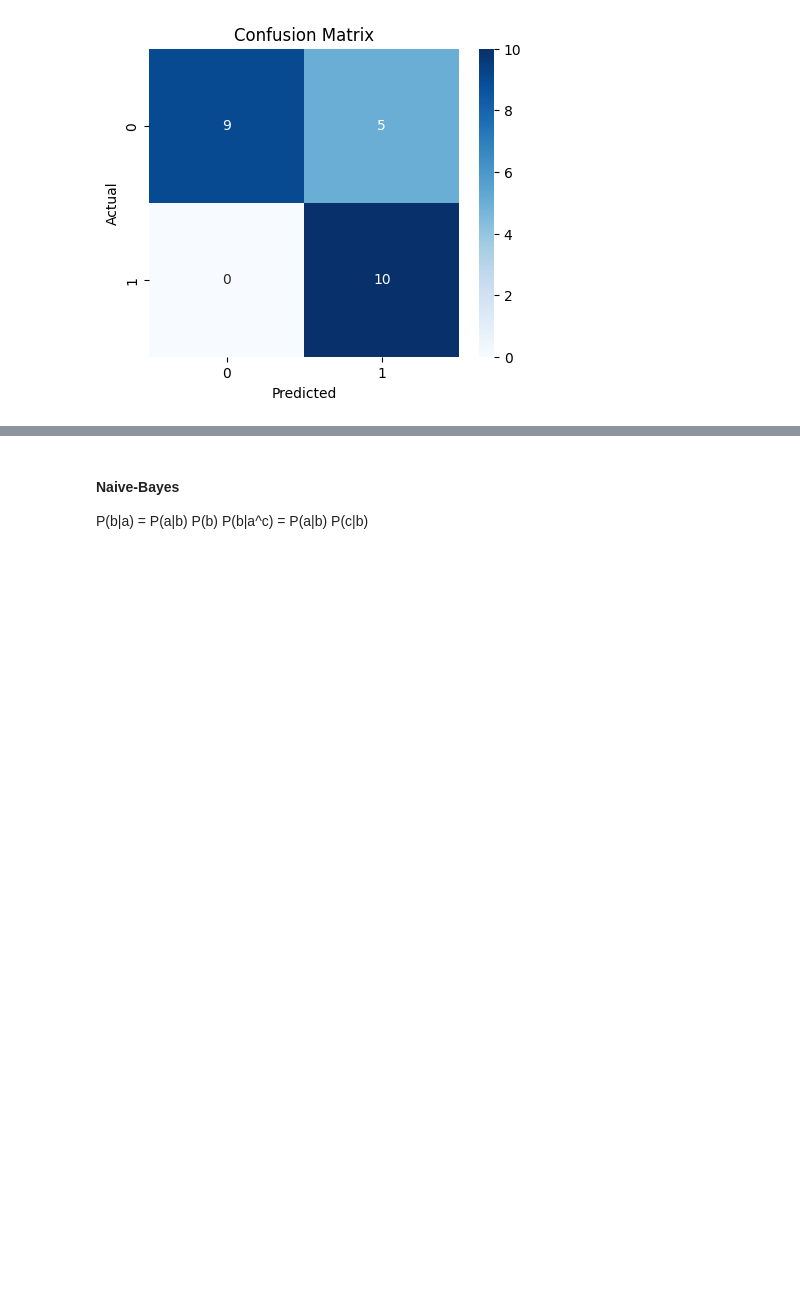
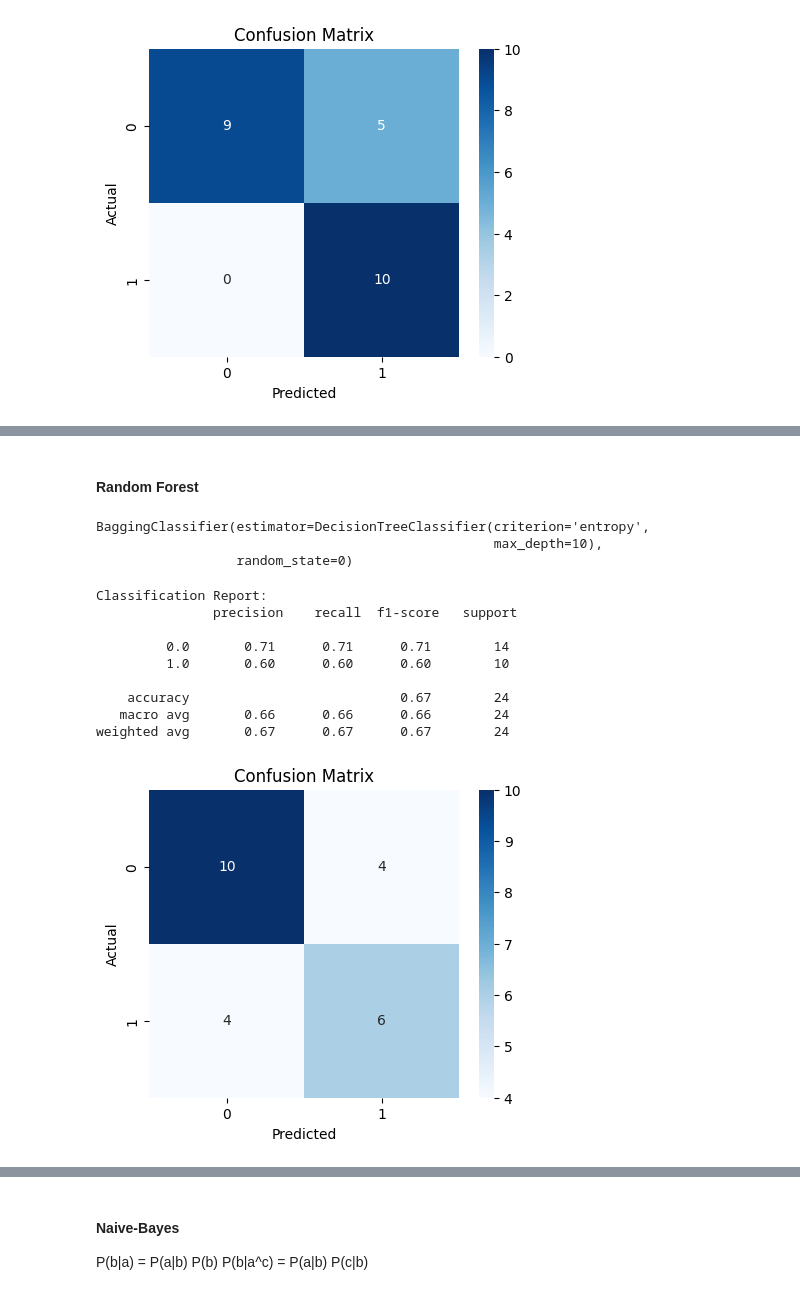
Before and after one commit to igordantasgf/labia, a Jupyter notebook: notebook.ipynb, the cells around one changed output, grey strips where cells are left out. Drawn from its saved outputs; the diff is of its cells as text; code cells hidden in the pictures; blank space fills up the shorter version.

```diff
--- a/notebook.ipynb
+++ b/notebook.ipynb
@@ -416,10 +435,10 @@ for k in [3,5,7,9]:
 
     cv_scores = cross_val_score(knn, X_train, y_train, cv=4, scoring='accuracy')
     cv_scores1 = cross_val_score(knn, X_train, y_train, cv=4, scoring='average_precision')
-    cv_scores2 = cross_val_score(knn, X_train, y_train, cv=4, scoring='recall')
+    cv_scores2 = cross_val_score(knn, X_train, y_train, cv=4, scoring='f1')
     print(f"\n{k}:Cross-Validation Accuracy: {cv_scores.mean():.2f} ± {cv_scores.std():.2f}")
     print(f"{k}:Cross-Validation Precision: {cv_scores1.mean():.2f} ± {cv_scores1.std():.2f}")
-    print(f"{k}:Cross-Validation Sensibility: {cv_scores2.mean():.2f} ± {cv_scores2.std():.2f}")
+    print(f"{k}:Cross-Validation F1-Score: {cv_scores2.mean():.2f} ± {cv_scores2.std():.2f}")
 
 plt.rcParams.update({'font.size': 10})
 plt.plot([0, 1], [0, 1], color='navy', linestyle='--')
@@ -498,10 +517,10 @@ for x in [3,5,8,10]:
 
     cv_scores = cross_val_score(clf, X_train, y_train, cv=4, scoring='accuracy')
     cv_scores1 = cross_val_score(clf, X_train, y_train, cv=4, scoring='average_precision')
-    cv_scores2 = cross_val_score(clf, X_train, y_train, cv=4, scoring='recall')
+    cv_scores2 = cross_val_score(clf, X_train, y_train, cv=4, scoring='f1')
     print(f"\n{x}:Cross-Validation Accuracy: {cv_scores.mean():.2f} ± {cv_scores.std():.2f}")
     print(f"{x}:Cross-Validation Average Precision: {cv_scores1.mean():.2f} ± {cv_scores1.std():.2f}")
-    print(f"{k}:Cross-Validation Sensibility: {cv_scores2.mean():.2f} ± {cv_scores2.std():.2f}")
+    print(f"{k}:Cross-Validation F1-Score: {cv_scores2.mean():.2f} ± {cv_scores2.std():.2f}")
 
 plt.plot([0, 1], [0, 1], color='navy', linestyle='--')
 # %% [output]
@@ -523,2 +542,36 @@ plt.plot([0, 1], [0, 1], color='navy', linestyle='--')
 [<matplotlib.lines.Line2D at 0x...>]
 [figure]
+# %% [markdown]
+#### Random Forest
+# %%
+ensemble_model = BaggingClassifier(clf, n_estimators=10, random_state=0)
+
+# Treinar o modelo
+ensemble_model.fit(X_train, y_train)
+# %% [output]
+BaggingClassifier(estimator=DecisionTreeClassifier(criterion='entropy',
+                                                   max_depth=10),
+                  random_state=0)
+# %%
+y_pred = ensemble_model.predict(X_test)
+print("\nClassification Report:\n", classification_report(y_test, y_pred))
+
+# Matriz de Confusão
+conf_matrix = confusion_matrix(y_test, y_pred)
+plt.figure(figsize=(5, 4))
+sns.heatmap(conf_matrix, annot=True, fmt='d', cmap='Blues')
+plt.xlabel('Predicted')
+plt.ylabel('Actual')
+plt.title('Confusion Matrix')
+plt.show()
+# %% [output]
+Classification Report:
+               precision    recall  f1-score   support
+
+         0.0       0.71      0.71      0.71        14
+         1.0       0.60      0.60      0.60        10
+
+    accuracy                           0.67        24
+   macro avg       0.66      0.66      0.66        24
+weighted avg       0.67      0.67      0.67        24
+[figure, added]
```
Also changed, not shown: parts of 28 cells of this notebook.
